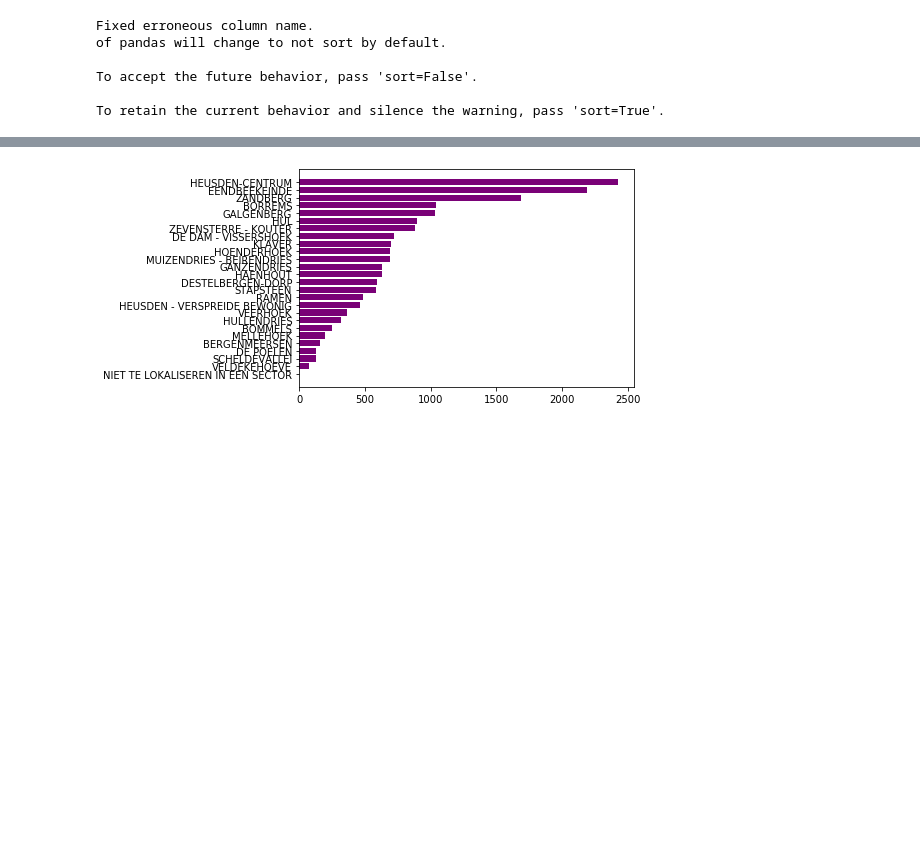
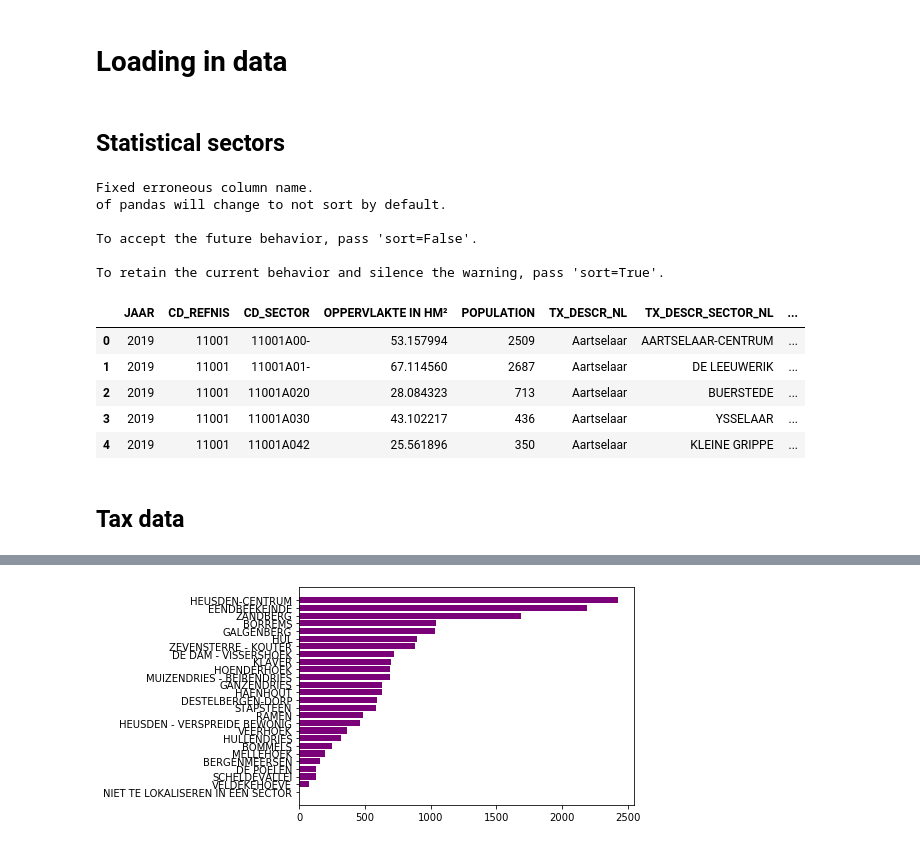
Before and after one commit to RoelPi/SECT_POP, a Jupyter notebook: sandbox.ipynb, the cells around one changed output, grey strips where cells are left out. Drawn from its saved outputs; the diff is of its cells as text; code cells hidden in the pictures; blank space fills up the shorter version.

```diff
--- a/sandbox.ipynb
+++ b/sandbox.ipynb
@@ -6,33 +5,51 @@ import os
 import re
+# %% [markdown]
+# Loading in data
+# %% [markdown]
+## Statistical sectors
 # %%
 os.chdir('D:\Python\SECT_POP')
 
 path = 'data'
 
 files = []
 
 # r=root, d=directories, f = files
 for r, d, f in os.walk(path):
     for file in f:
         if re.search('SECTOR(S|EN).*xlsx',file):
             files.append(os.path.join(r, file))
 
             datasets = []
 for i, file in enumerate(files):
     df = pd.read_excel(file)
     if 'OPPERVLAKKTE IN HM²' in df.columns:
         df = df.rename(columns = {'OPPERVLAKKTE IN HM²':'OPPERVLAKTE IN HM²'})
         print('Fixed erroneous column name.')
     df['JAAR'] = file[-9:-5]
     datasets.append(df)
 
 df = pd.concat(datasets)
+
+df = df[['JAAR','CD_REFNIS','CD_SECTOR','OPPERVLAKTE IN HM²','POPULATION','TX_DESCR_NL','TX_DESCR_SECTOR_NL']]
+df['CD_REFNIS_SECTOR'] = df['CD_REFNIS'].apply(str) + df['CD_SECTOR'].apply(str)
+df.set_index(df['JAAR'].map(str) + '_' + df['CD_REFNIS_SECTOR'].map(str))
+
+df.head()
 # %% [output]
 Fixed erroneous column name.
 of pandas will change to not sort by default.
 
 To accept the future behavior, pass 'sort=False'.
 
 To retain the current behavior and silence the warning, pass 'sort=True'.
+|  | JAAR | CD_REFNIS | CD_SECTOR | OPPERVLAKTE IN HM² | POPULATION | TX_DESCR_NL | TX_DESCR_SECTOR_NL | ... |
+| 0 | 2019 | 11001 | 11001A00- | 53.157994 | 2509 | Aartselaar | AARTSELAAR-CENTRUM | ... |
+| 1 | 2019 | 11001 | 11001A01- | 67.114560 | 2687 | Aartselaar | DE LEEUWERIK | ... |
+| 2 | 2019 | 11001 | 11001A020 | 28.084323 | 713 | Aartselaar | BUERSTEDE | ... |
+| 3 | 2019 | 11001 | 11001A030 | 43.102217 | 436 | Aartselaar | YSSELAAR | ... |
+| 4 | 2019 | 11001 | 11001A042 | 25.561896 | 350 | Aartselaar | KLEINE GRIPPE | ... |
+# %% [markdown]
+## Tax data
 # %%
 tax = pd.read_excel('data\TF_PSNL_INC_TAX_SECTOR.xlsx', converters = {'CD_YEAR':str, 'CD_REFNIS_SECTOR':str})
```
Also changed, not shown: parts of 19 cells of this notebook.
